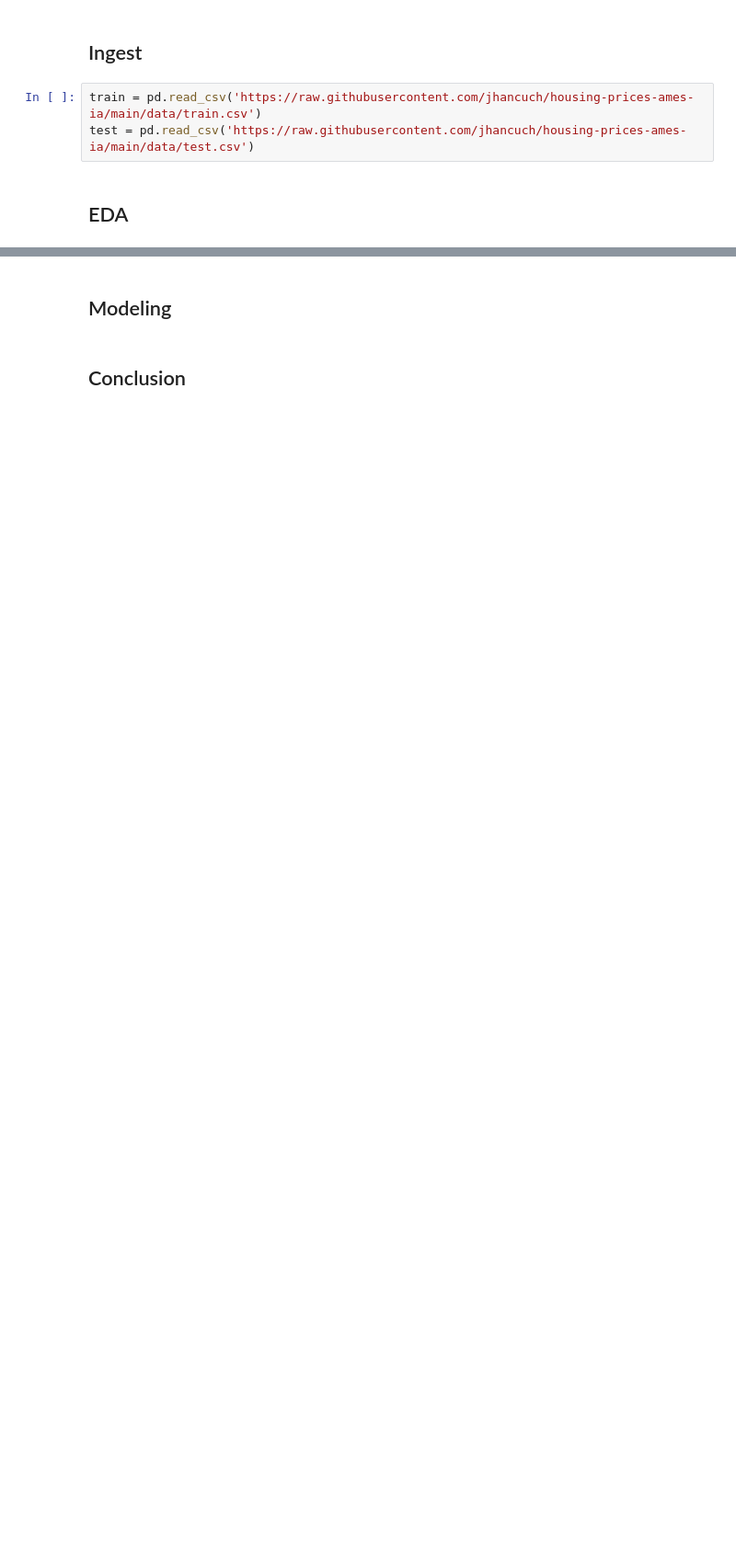
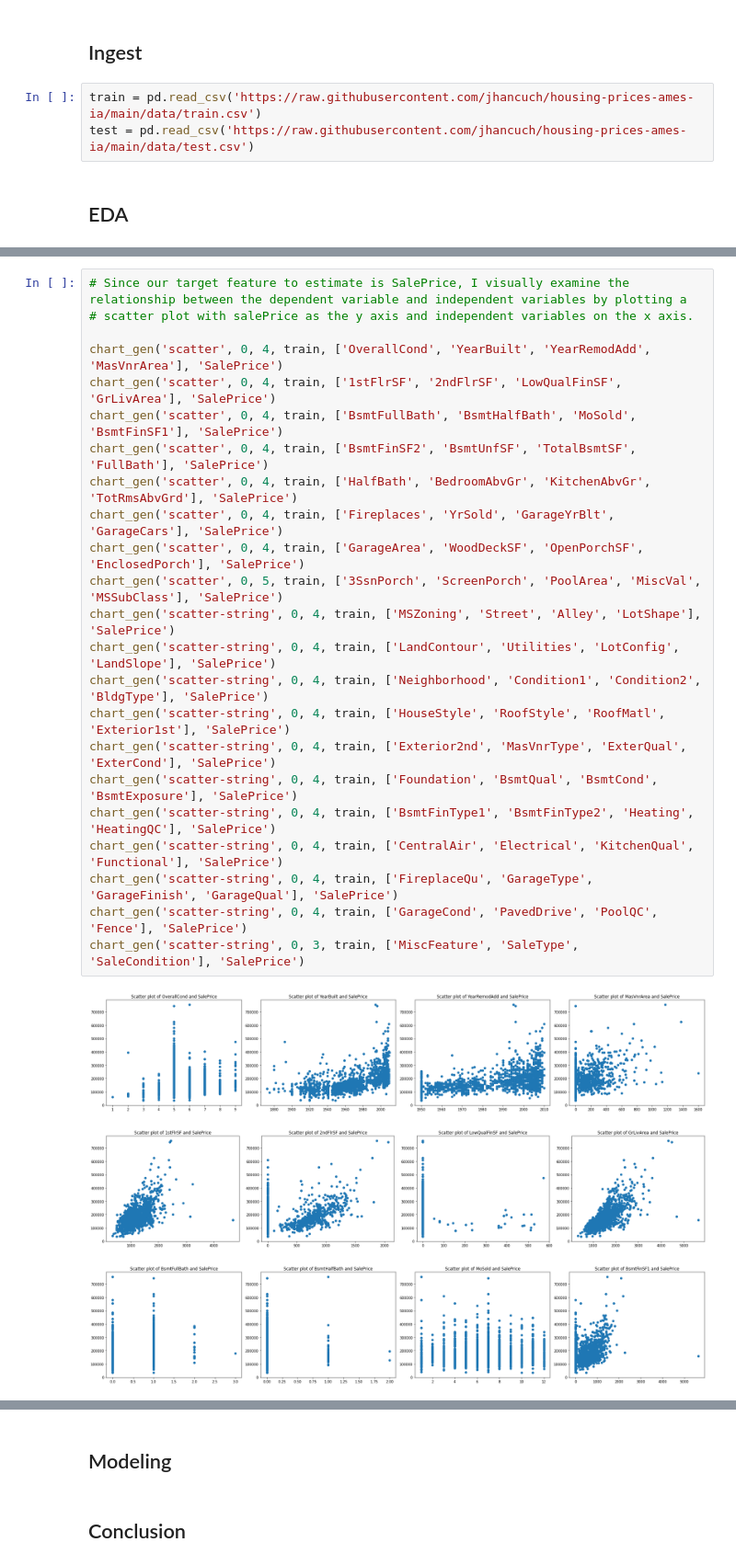
Before and after one commit to jhancuch/housing-prices-ames-ia, a Jupyter notebook: housing-price-prediction.ipynb, the cells around one changed output, grey strips where cells are left out. Shown at 92% size. Cells and saved outputs as stored; diff of their text form; blank space fills up the shorter version.

```diff
--- a/housing-price-prediction.ipynb
+++ b/housing-price-prediction.ipynb
@@ -16,0 +81,27 @@ test = pd.read_csv('https://raw.githubusercontent.com/jhancuch/housing-prices-am
+# %%
+# Since our target feature to estimate is SalePrice, I visually examine the relationship between the dependent variable and independent variables by plotting a
+# scatter plot with salePrice as the y axis and independent variables on the x axis.
+
+chart_gen('scatter', 0, 4, train, ['OverallCond', 'YearBuilt', 'YearRemodAdd', 'MasVnrArea'], 'SalePrice')
+chart_gen('scatter', 0, 4, train, ['1stFlrSF', '2ndFlrSF', 'LowQualFinSF', 'GrLivArea'], 'SalePrice')
+chart_gen('scatter', 0, 4, train, ['BsmtFullBath', 'BsmtHalfBath', 'MoSold', 'BsmtFinSF1'], 'SalePrice')
+chart_gen('scatter', 0, 4, train, ['BsmtFinSF2', 'BsmtUnfSF', 'TotalBsmtSF', 'FullBath'], 'SalePrice')
+chart_gen('scatter', 0, 4, train, ['HalfBath', 'BedroomAbvGr', 'KitchenAbvGr', 'TotRmsAbvGrd'], 'SalePrice')
+chart_gen('scatter', 0, 4, train, ['Fireplaces', 'YrSold', 'GarageYrBlt', 'GarageCars'], 'SalePrice')
+chart_gen('scatter', 0, 4, train, ['GarageArea', 'WoodDeckSF', 'OpenPorchSF', 'EnclosedPorch'], 'SalePrice')
+chart_gen('scatter', 0, 5, train, ['3SsnPorch', 'ScreenPorch', 'PoolArea', 'MiscVal', 'MSSubClass'], 'SalePrice')
+chart_gen('scatter-string', 0, 4, train, ['MSZoning', 'Street', 'Alley', 'LotShape'], 'SalePrice')
+chart_gen('scatter-string', 0, 4, train, ['LandContour', 'Utilities', 'LotConfig', 'LandSlope'], 'SalePrice')
+chart_gen('scatter-string', 0, 4, train, ['Neighborhood', 'Condition1', 'Condition2', 'BldgType'], 'SalePrice')
+chart_gen('scatter-string', 0, 4, train, ['HouseStyle', 'RoofStyle', 'RoofMatl', 'Exterior1st'], 'SalePrice')
+chart_gen('scatter-string', 0, 4, train, ['Exterior2nd', 'MasVnrType', 'ExterQual', 'ExterCond'], 'SalePrice')
+chart_gen('scatter-string', 0, 4, train, ['Foundation', 'BsmtQual', 'BsmtCond', 'BsmtExposure'], 'SalePrice')
+chart_gen('scatter-string', 0, 4, train, ['BsmtFinType1', 'BsmtFinType2', 'Heating', 'HeatingQC'], 'SalePrice')
+chart_gen('scatter-string', 0, 4, train, ['CentralAir', 'Electrical', 'KitchenQual', 'Functional'], 'SalePrice')
+chart_gen('scatter-string', 0, 4, train, ['FireplaceQu', 'GarageType', 'GarageFinish', 'GarageQual'], 'SalePrice')
+chart_gen('scatter-string', 0, 4, train, ['GarageCond', 'PavedDrive', 'PoolQC', 'Fence'], 'SalePrice')
+chart_gen('scatter-string', 0, 3, train, ['MiscFeature', 'SaleType', 'SaleCondition'], 'SalePrice')
+# %% [output]
+[figure, added]
+[figure, added]
+[figure, added]
```
Also changed, not shown: parts of 6 cells of this notebook.
